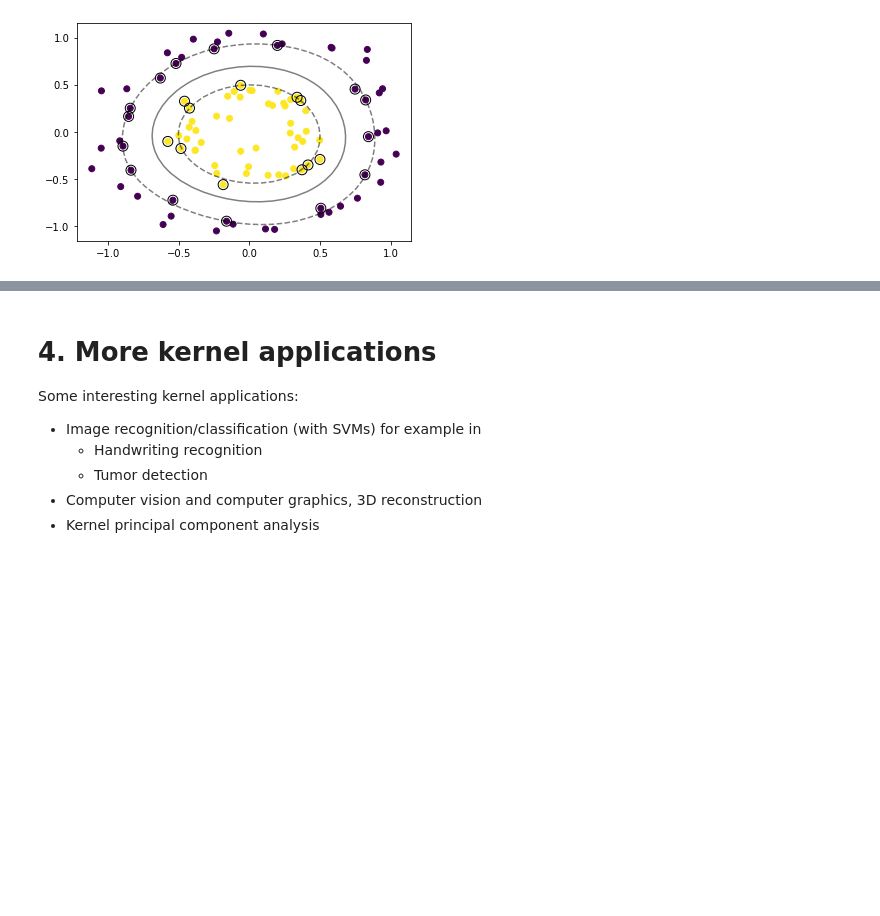
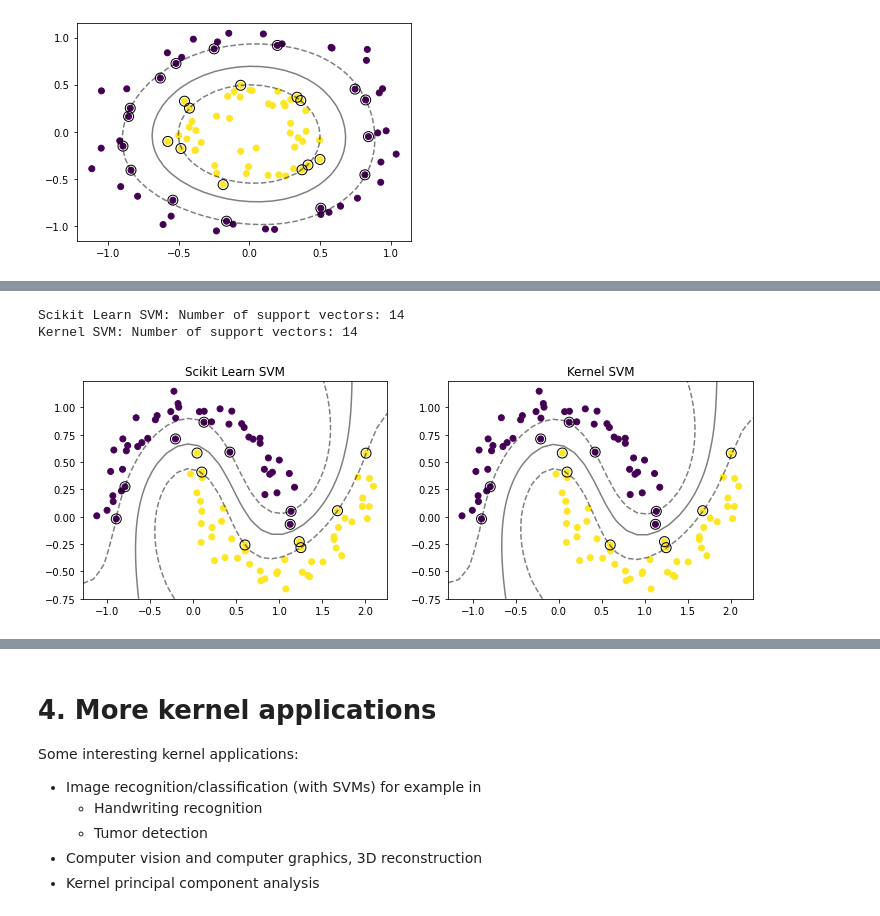
Before and after one commit to JoshuaSimon/Kernel-Learning, a Jupyter notebook: src/kernel_learning.ipynb, the cells around one changed output, grey strips where cells are left out. Cells and saved outputs as stored; diff of their text form; code cells hidden in the pictures; blank space fills up the shorter version.

```diff
--- a/src/kernel_learning.ipynb
+++ b/src/kernel_learning.ipynb
@@ -552,0 +689,10 @@ We continue by defining
+# %%
+with warnings.catch_warnings():
+    warnings.simplefilter("ignore", category=RuntimeWarning)
+    non_lin_model_moon_V2 = KernelSVM(kernel="rbf", C=10, gamma=1)
+
+    training_time = time()
+    non_lin_model_moon_V2.fit(X=X_moon, y=y_moon)
+    training_time = time() - training_time
+
+print(f"Elapsed time for model training: {training_time} seconds.")
@@ -552,0 +701,18 @@ We continue by defining
+# %%
+fig, axs = plt.subplots(nrows=1, ncols=2, figsize=(12,4))
+plt.subplot(121)
+plot_2D(X_moon, y_moon)
+plot_2D_svm(non_lin_model_moon)
+plt.title("Scikit Learn SVM")
+
+plt.subplot(122)
+plot_2D(X_moon, y_moon)
+plot_2D_svm(non_lin_model_moon_V2)
+plt.title("Kernel SVM")
+
+print(f"Scikit Learn SVM: Number of support vectors: {len(non_lin_model_moon.support_vectors_[:, 0])}")
+print(f"Kernel SVM: Number of support vectors: {len(non_lin_model_moon_V2.support_vectors_[:, 0])}")
+# %% [output]
+Scikit Learn SVM: Number of support vectors: 14
+Kernel SVM: Number of support vectors: 14
+[figure, added]
```
Also changed, not shown: parts of 8 cells of this notebook, 1 other file.
